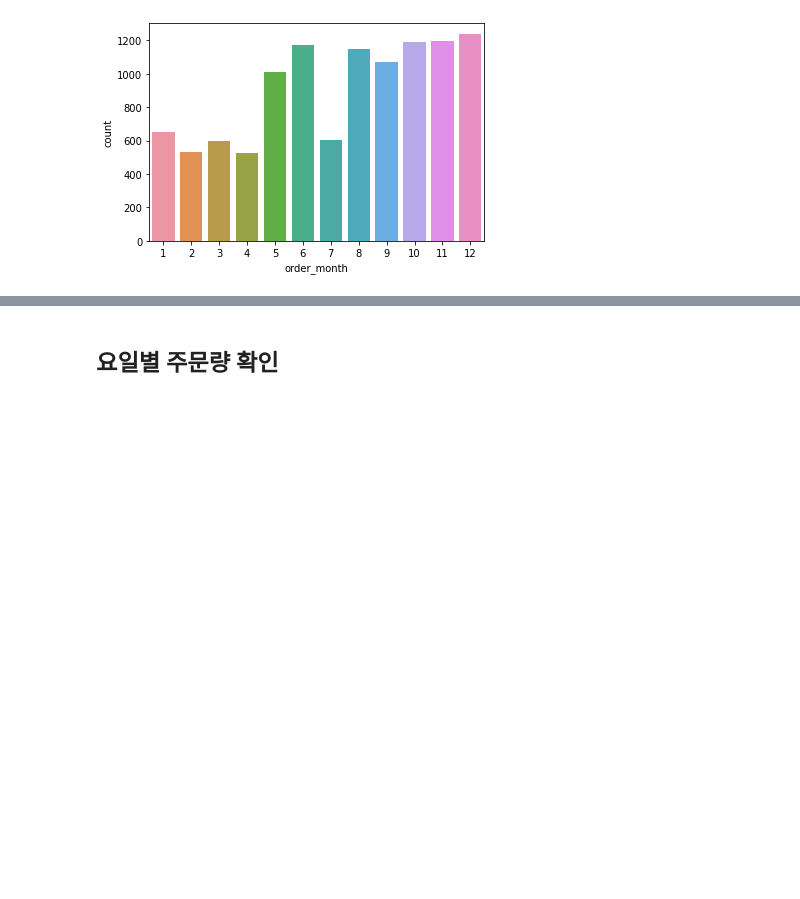
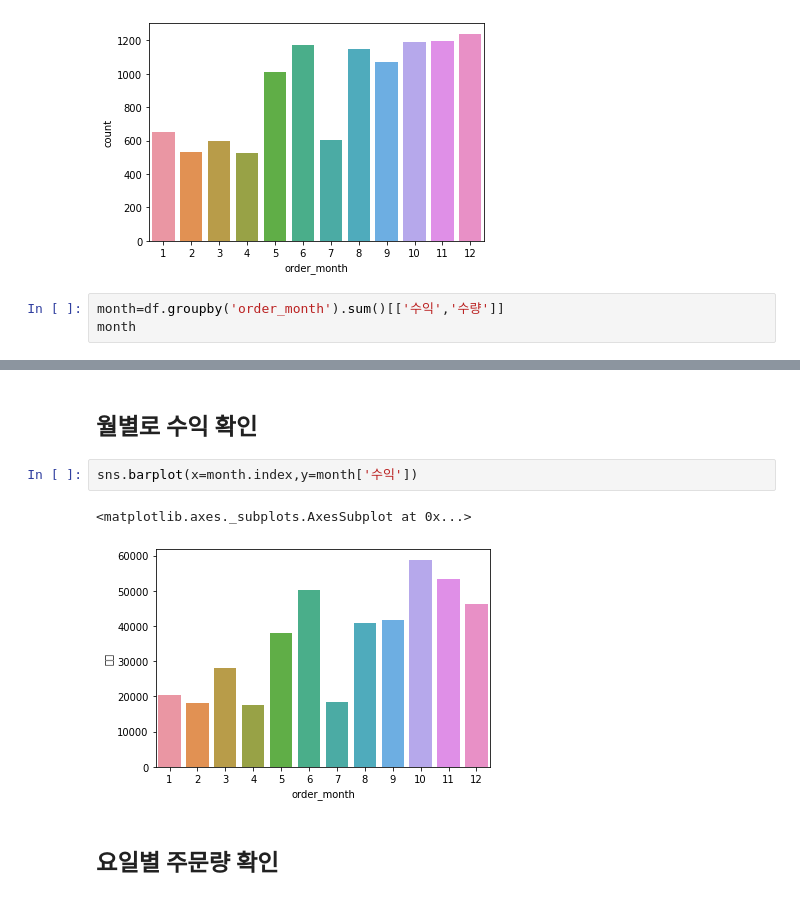
Before and after one commit to jiin124/data_analysis, a Jupyter notebook: 슈퍼스토어_분석.ipynb, the cells around one changed output, grey strips where cells are left out. Cells and saved outputs as stored; diff of their text form; blank space fills up the shorter version.

```diff
--- a/슈퍼스토어_분석.ipynb
+++ b/슈퍼스토어_분석.ipynb
@@ -261,3 +278,6 @@ sns.countplot(data=df,x='order_month')
 # %% [output]
 <matplotlib.axes._subplots.AxesSubplot at 0x...>
 [figure]
+# %%
+month=df.groupby('order_month').sum()[['수익','수량']]
+month
@@ -264,3 +299,10 @@ sns.countplot(data=df,x='order_month')
+# %% [markdown]
+## 월별로 수익 확인
+# %%
+sns.barplot(x=month.index,y=month['수익'])
+# %% [output]
+<matplotlib.axes._subplots.AxesSubplot at 0x...>
+[figure, added]
 # %% [markdown]
 ## 요일별 주문량 확인
 # %%
```
Also changed, not shown: parts of 50 cells of this notebook.
